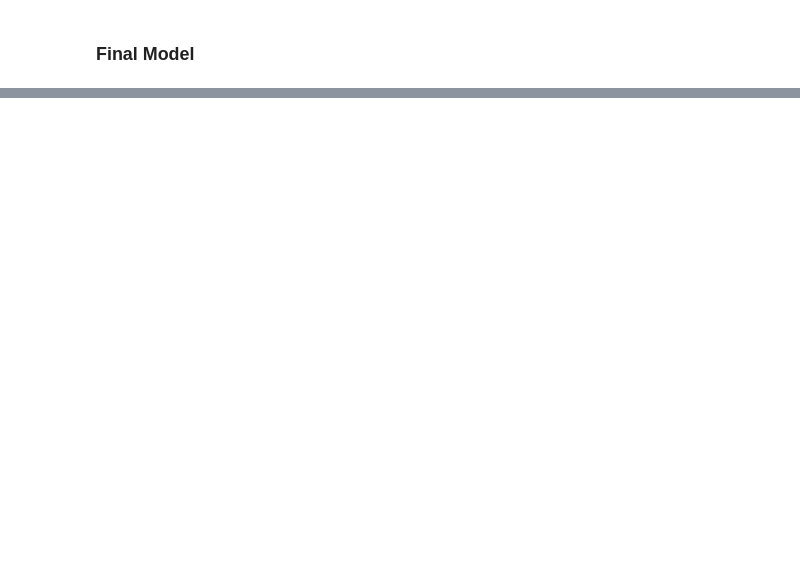
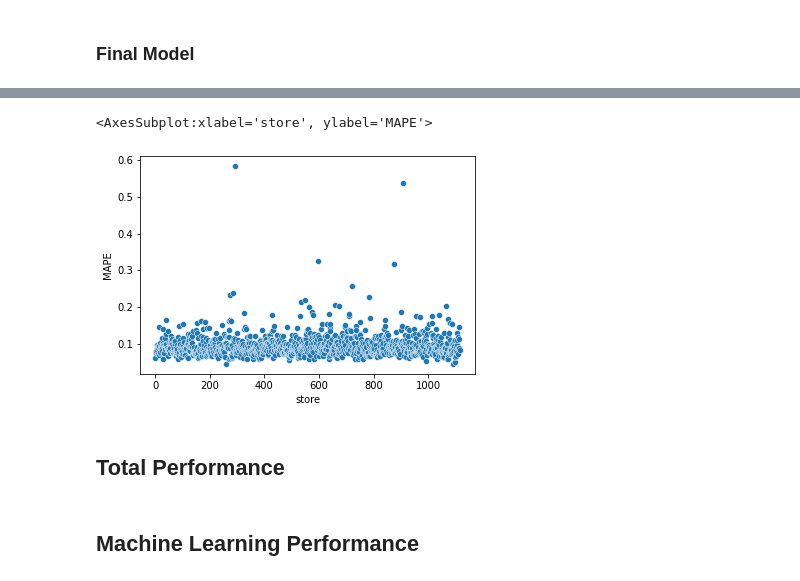
Before and after one commit to bruno154/the_rossman_projects, a Jupyter notebook: notebooks/dataDescription_HypothesisMap_FeatureEngineering.ipynb, the cells around one changed output, grey strips where cells are left out. Cells and saved outputs as stored; diff of their text form; code cells hidden in the pictures; blank space fills up the shorter version.

```diff
--- a/notebooks/dataDescription_HypothesisMap_FeatureEngineering.ipynb
+++ b/notebooks/dataDescription_HypothesisMap_FeatureEngineering.ipynb
@@ -1432,21 +1379,20 @@ final_result = pd.DataFrame()
 for i in range(MAX_EVAL):
 
     # choose values for parameters randomly
-    hp = {k: random.sample( v, 1)[0] for k, v param.items()}
+    hp = {k: random.sample( v, 1)[0] for k, v in param.items()}
     print(hp)
 
     #model
-    xgb = xgb.XGBRegressor(objective = 'reg:squarederror',
+    model_xgb = xgb.XGBRegressor(objective = 'reg:squarederror',
                            eta=hp['eta'],
                            max_depth=hp['max_depth'],
                            subsample=hp['subsample'],
-                           colsample_bytee=hp['colsample_bytee'],
                            n_estimators=hp['n_estimators'],
                            min_child_weight=hp['min_child_weight'],
                            n_jobs=-1,
                            random_state=42)
 
-    result = cross_validation(x_training, 5,'XGBRegressor', xgb, verbose=False)
+    result = cross_validation(x_training, 5,'XGBRegressor', model_xgb, verbose=False)
     final_result = pd.concat([final_result, result])
 final_result
 # %% [output]
@@ -1485,0 +1463,6 @@ xgb_tunned_result = ml_error('Xgb Regressor', np.expm1(ytest), np.expm1(yhat_xgb
+# %%
+df9 = Xtest[cols_selected_boruta_full]
+
+# rescale
+df9['sales'] = np.expm1(df9['sales']);
+df9['predictions'] = np.expm1(yhat_xgb_tuned)
@@ -1485,0 +1471,16 @@ xgb_tunned_result = ml_error('Xgb Regressor', np.expm1(ytest), np.expm1(yhat_xgb
+# %%
+# sum of predictions
+df91 = df9[['store', 'predictions']].groupby('store').sum().reset_index()
+
+# MAE MAPE
+df9_aux1 = df9[['store','sales','predictions']].groupby('store').apply(lambda x: mean_absolute_error(x['sales'], x['predictions'])).reset_index().rename(columns={0:'MAE'})
+df9_aux2 = df9[['store','sales','predictions']].groupby('store').apply(lambda x: mean_absolute_percentage_error(x['sales'], x['predictions'])).reset_index().rename(columns={0:'MAPE'})
+df9_aux3 = df9_aux1.merge(df9_aux2, how='inner', on='store')
+df92 = df91.merge(df9_aux3, how='inner', on='store')
+
+#  scenarios
+df92['worst_scenario'] = df92['predictions'] - df92['MAE']
+df92['best_scenario'] = df92['predictions'] - df92['MAE']
+
+# order columns
+df92 = df92[["store","predictions","worst_scenario","best_scenario","MAE","MAPE"]]
@@ -1485,0 +1496,7 @@ xgb_tunned_result = ml_error('Xgb Regressor', np.expm1(ytest), np.expm1(yhat_xgb
+# %%
+sns.scatterplot(x='store', y='MAPE', data=df92)
+# %% [output]
+<AxesSubplot:xlabel='store', ylabel='MAPE'>
+[figure, added]
+# %% [markdown]
+## Total Performance
@@ -1485,0 +1506,2 @@ xgb_tunned_result = ml_error('Xgb Regressor', np.expm1(ytest), np.expm1(yhat_xgb
+# %% [markdown]
+## Machine Learning Performance
```
Also changed, not shown: parts of 41 cells of this notebook, 11 other files.
